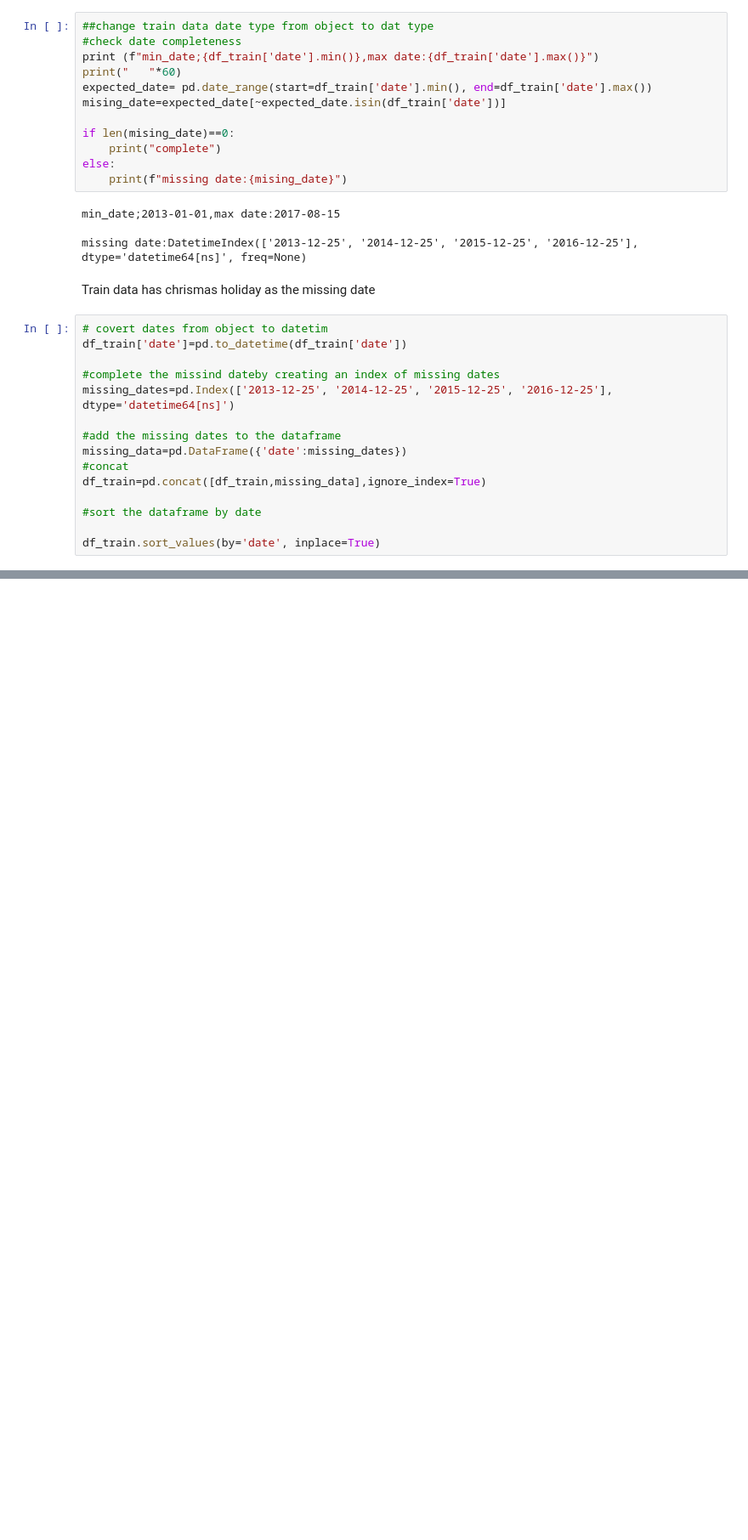
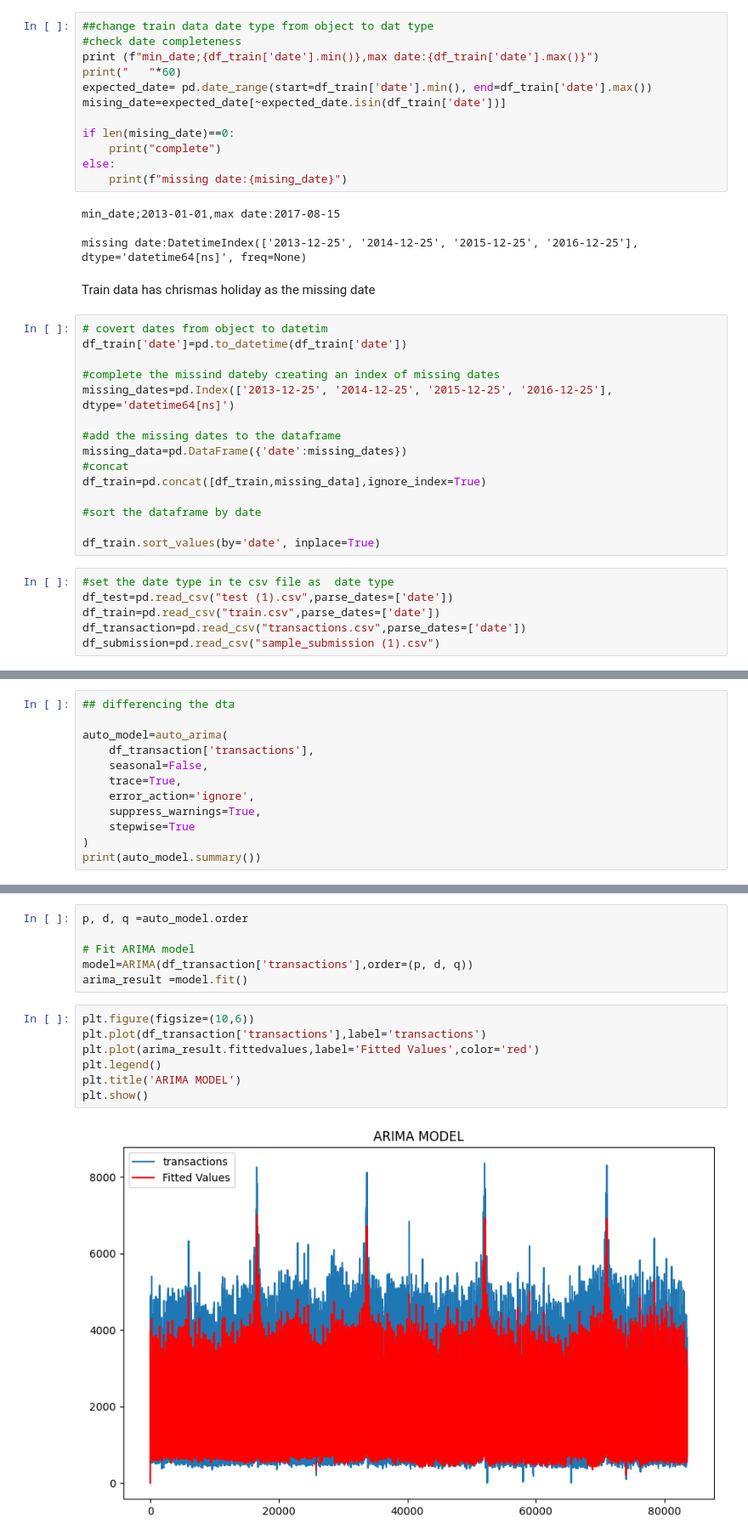
Before and after one commit to valentinewawira-o/Quantitative-Model, a Jupyter notebook: quantitative_model.ipynb, the cells around one changed output, grey strips where cells are left out. Shown at 85% size. Saved outputs shown, nothing was run; the diff lists cells and outputs as text; blank space fills up the shorter version.

```diff
--- a/quantitative_model.ipynb
+++ b/quantitative_model.ipynb
@@ -307,3 +311,9 @@ df_train=pd.concat([df_train,missing_data],ignore_index=True)
 #sort the dataframe by date
 
 df_train.sort_values(by='date', inplace=True)
+# %%
+#set the date type in te csv file as  date type
+df_test=pd.read_csv("test (1).csv",parse_dates=['date'])
+df_train=pd.read_csv("train.csv",parse_dates=['date'])
+df_transaction=pd.read_csv("transactions.csv",parse_dates=['date'])
+df_submission=pd.read_csv("sample_submission (1).csv")
@@ -309,0 +372,12 @@ df_train.sort_values(by='date', inplace=True)
+# %%
+## differencing the dta
+
+auto_model=auto_arima(
+    df_transaction['transactions'],
+    seasonal=False,
+    trace=True,
+    error_action='ignore',
+    suppress_warnings=True,
+    stepwise=True
+)
+print(auto_model.summary())
@@ -309,0 +402,15 @@ df_train.sort_values(by='date', inplace=True)
+# %%
+p, d, q =auto_model.order
+
+# Fit ARIMA model
+model=ARIMA(df_transaction['transactions'],order=(p, d, q))
+arima_result =model.fit()
+# %%
+plt.figure(figsize=(10,6))
+plt.plot(df_transaction['transactions'],label='transactions')
+plt.plot(arima_result.fittedvalues,label='Fitted Values',color='red')
+plt.legend()
+plt.title('ARIMA MODEL')
+plt.show()
+# %% [output]
+[figure, added]
```
Also changed, not shown: parts of 9 cells of this notebook.
